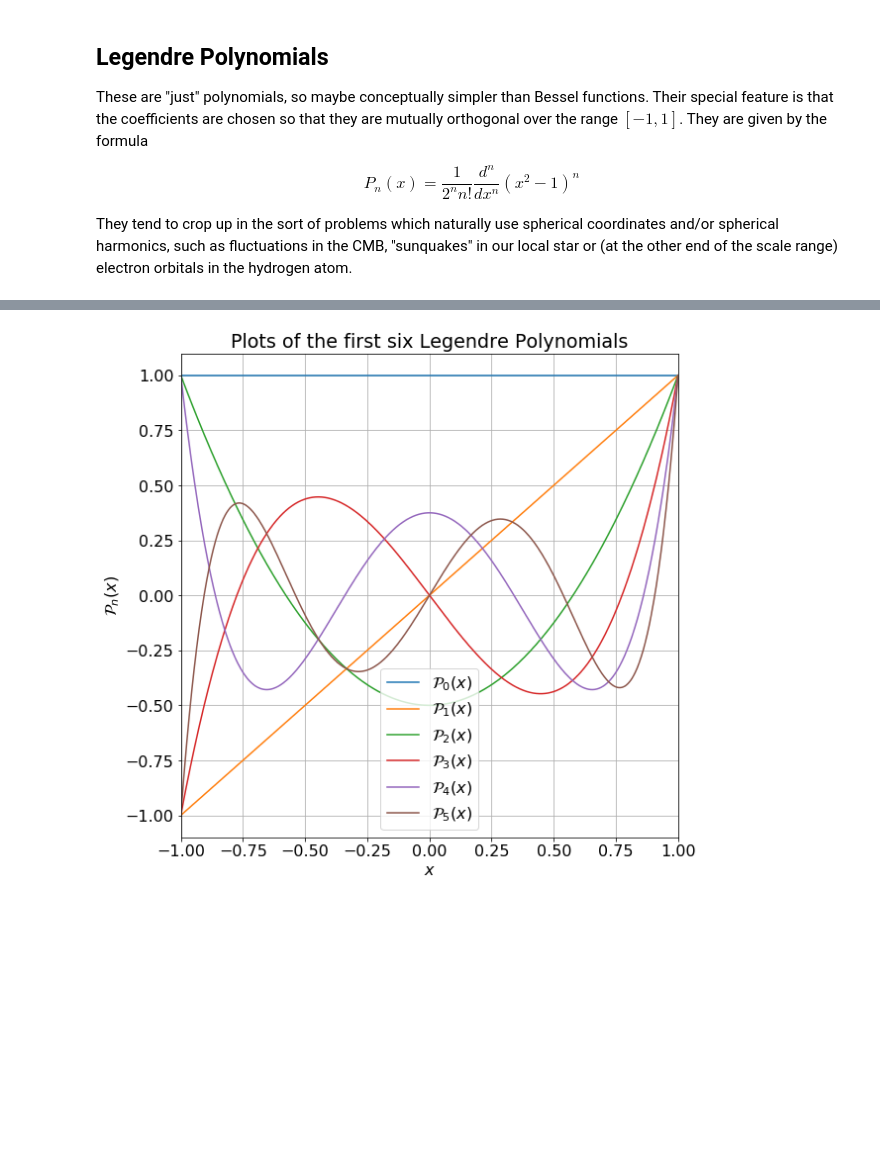
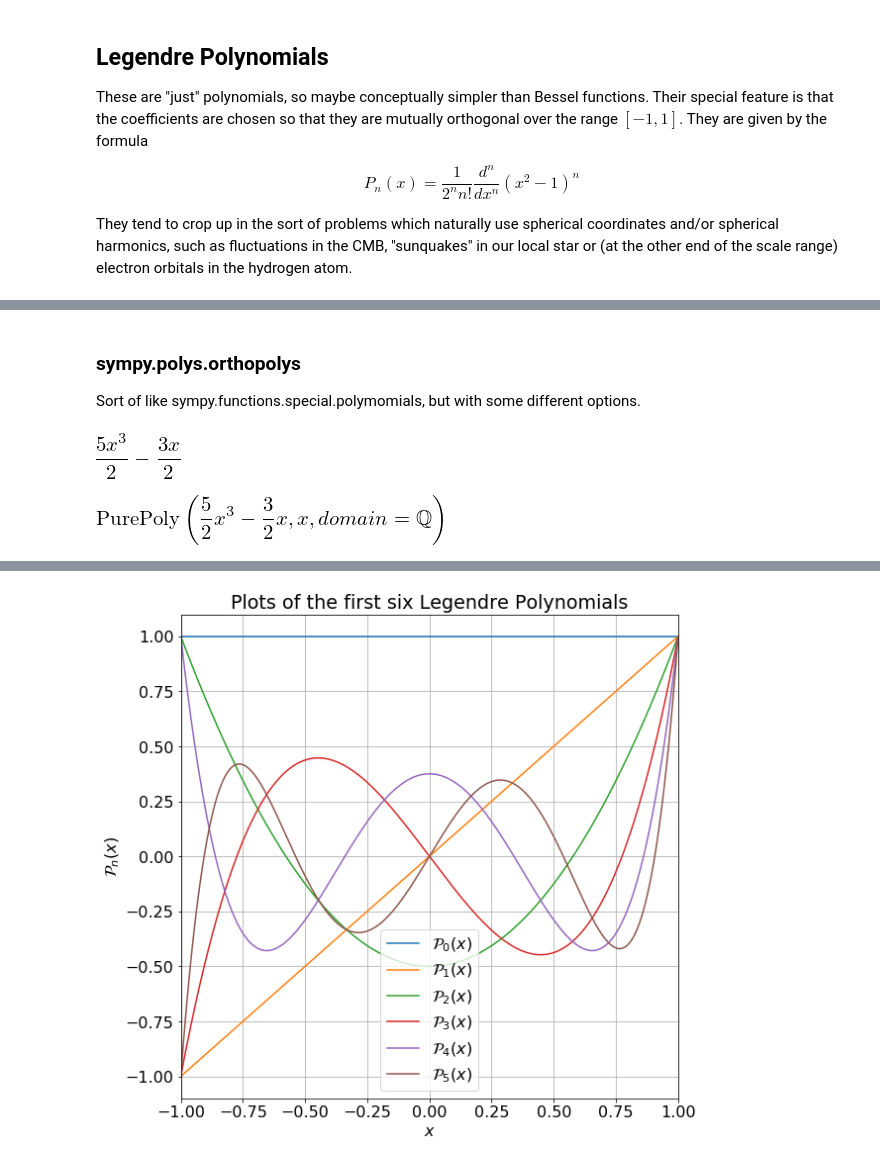
Before and after one commit to colinleach/astro-Jupyter, a Jupyter notebook: math/Legendre.ipynb, the cells around one changed output, grey strips where cells are left out. Cells and saved outputs as stored; diff of their text form; code cells hidden in the pictures; blank space fills up the shorter version.

```diff
--- a/math/Legendre.ipynb
+++ b/math/Legendre.ipynb
@@ -31,0 +97,11 @@ They tend to crop up in the sort of problems which naturally use spherical coord
+# %% [markdown]
+### sympy.polys.orthopolys
+
+Sort of like sympy.functions.special.polymomials, but with some different options.
+# %%
+from sympy import legendre_poly
+display(legendre_poly(3))
+display(legendre_poly(3, polys=True))
+# %% [output]
+[figure, added]
+[figure, added]
```
Also changed, not shown: parts of 21 cells of this notebook, 1 other file.
